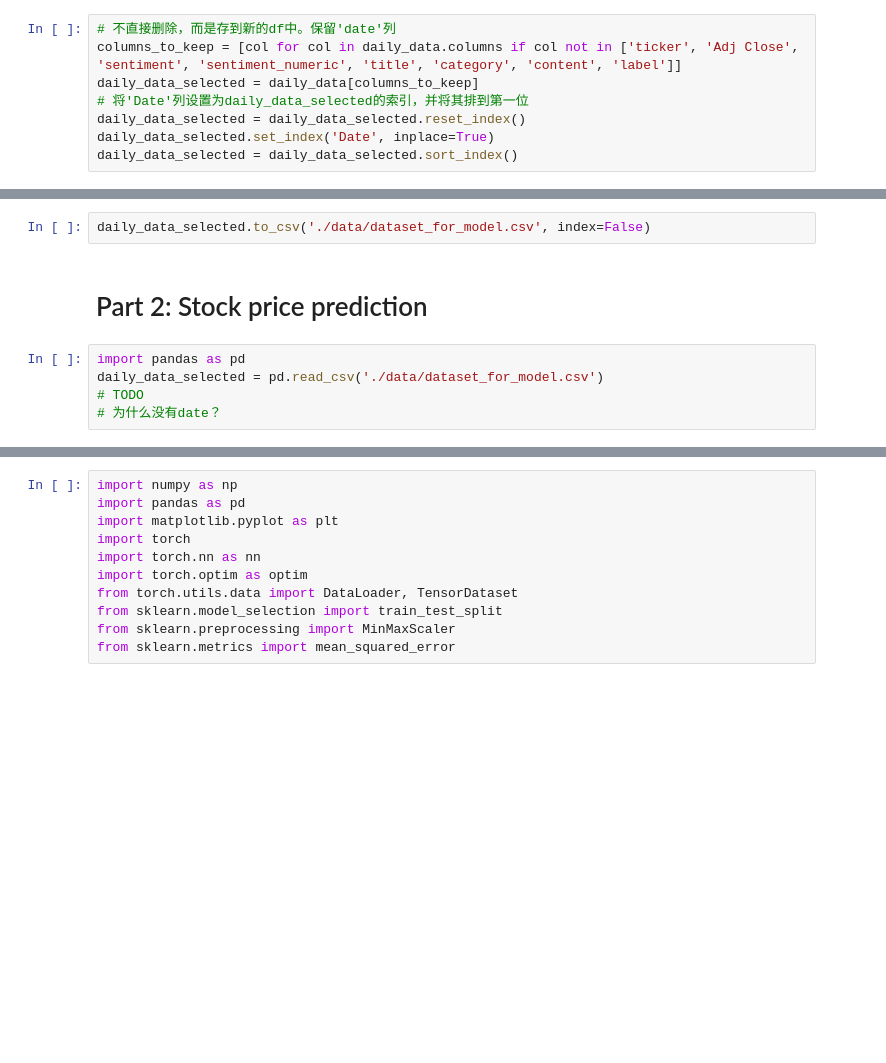
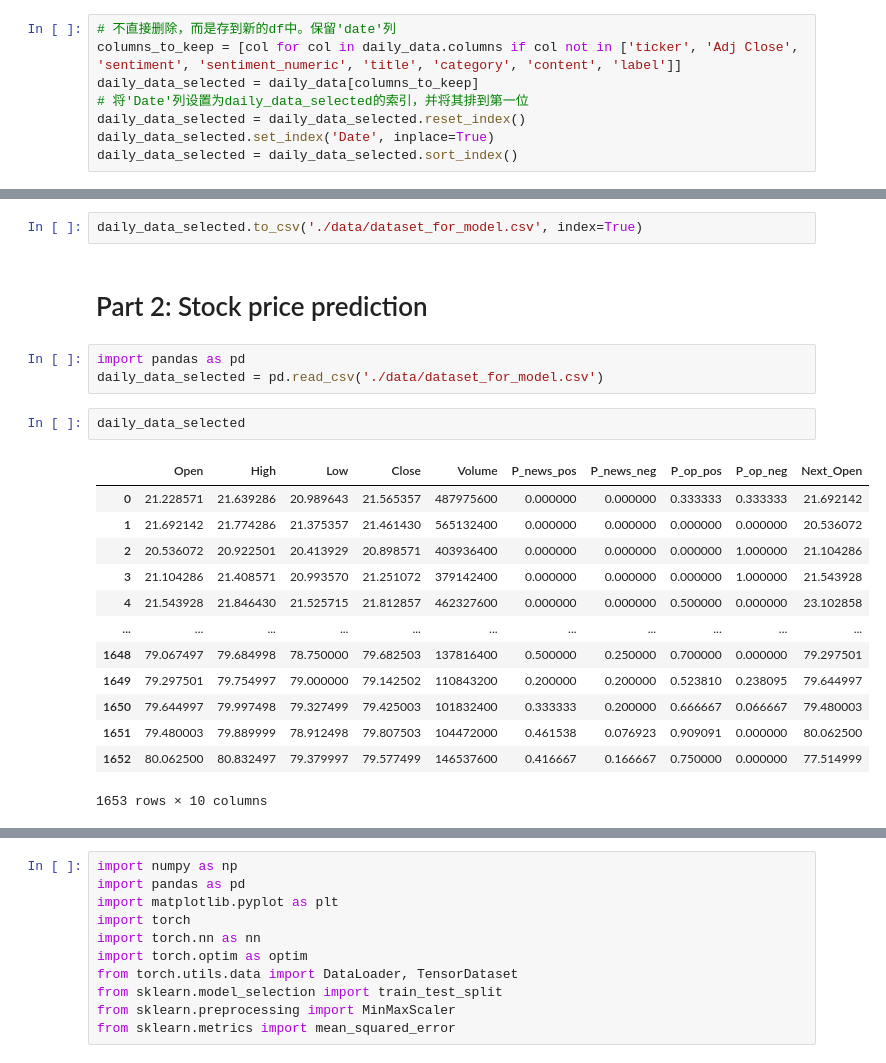
Before and after one commit to SiruiHe/Sentiment-to-Stocks, a Jupyter notebook: code.ipynb, the cells around one changed output, grey strips where cells are left out. Saved outputs shown, nothing was run; the diff lists cells and outputs as text; blank space fills up the shorter version.

Commit message:
update index=True

```diff
--- a/code.ipynb
+++ b/code.ipynb
@@ -285,13 +285,27 @@ daily_data_selected.head()
 | 2012-07-30 | 21.104286 | 21.408571 | 20.993570 | 21.251072 | 379142400 | 0.0 | 0.0 | 0.000000 | 1.000000 | 21.543928 |
 | 2012-07-31 | 21.543928 | 21.846430 | 21.525715 | 21.812857 | 462327600 | 0.0 | 0.0 | 0.500000 | 0.000000 | 23.102858 |
 # %%
-daily_data_selected.to_csv('./data/dataset_for_model.csv', index=False)
+daily_data_selected.to_csv('./data/dataset_for_model.csv', index=True)
 # %% [markdown]
 # Part 2: Stock price prediction
 # %%
 import pandas as pd
 daily_data_selected = pd.read_csv('./data/dataset_for_model.csv')
-# TODO
-# 为什么没有date？
+# %%
+daily_data_selected
+# %% [output]
+|  | Open | High | Low | Close | Volume | P_news_pos | P_news_neg | P_op_pos | P_op_neg | Next_Open |
+| 0 | 21.228571 | 21.639286 | 20.989643 | 21.565357 | 487975600 | 0.000000 | 0.000000 | 0.333333 | 0.333333 | 21.692142 |
+| 1 | 21.692142 | 21.774286 | 21.375357 | 21.461430 | 565132400 | 0.000000 | 0.000000 | 0.000000 | 0.000000 | 20.536072 |
+| 2 | 20.536072 | 20.922501 | 20.413929 | 20.898571 | 403936400 | 0.000000 | 0.000000 | 0.000000 | 1.000000 | 21.104286 |
+| 3 | 21.104286 | 21.408571 | 20.993570 | 21.251072 | 379142400 | 0.000000 | 0.000000 | 0.000000 | 1.000000 | 21.543928 |
+| 4 | 21.543928 | 21.846430 | 21.525715 | 21.812857 | 462327600 | 0.000000 | 0.000000 | 0.500000 | 0.000000 | 23.102858 |
+| ... | ... | ... | ... | ... | ... | ... | ... | ... | ... | ... |
+| 1648 | 79.067497 | 79.684998 | 78.750000 | 79.682503 | 137816400 | 0.500000 | 0.250000 | 0.700000 | 0.000000 | 79.297501 |
+| 1649 | 79.297501 | 79.754997 | 79.000000 | 79.142502 | 110843200 | 0.200000 | 0.200000 | 0.523810 | 0.238095 | 79.644997 |
+| 1650 | 79.644997 | 79.997498 | 79.327499 | 79.425003 | 101832400 | 0.333333 | 0.200000 | 0.666667 | 0.066667 | 79.480003 |
+| 1651 | 79.480003 | 79.889999 | 78.912498 | 79.807503 | 104472000 | 0.461538 | 0.076923 | 0.909091 | 0.000000 | 80.062500 |
+| 1652 | 80.062500 | 80.832497 | 79.379997 | 79.577499 | 146537600 | 0.416667 | 0.166667 | 0.750000 | 0.000000 | 77.514999 |
+1653 rows × 10 columns
 # %%
 # 选择特征和目标
```
Also changed, not shown: parts of 17 cells of this notebook, 3 other files.
